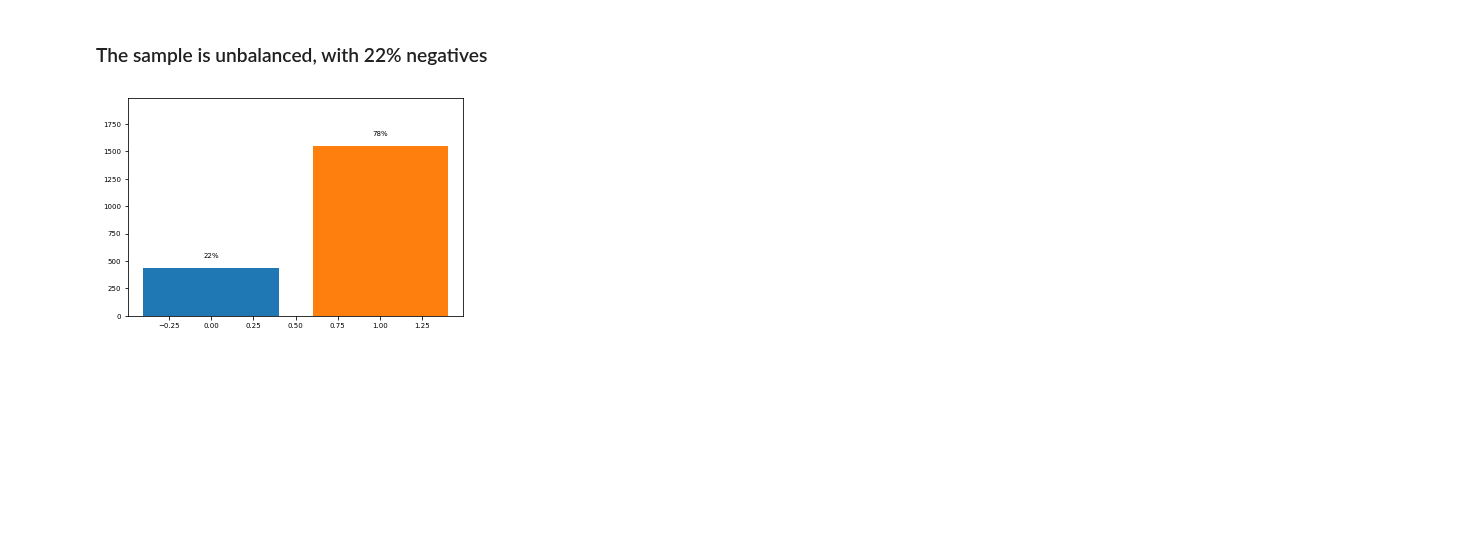
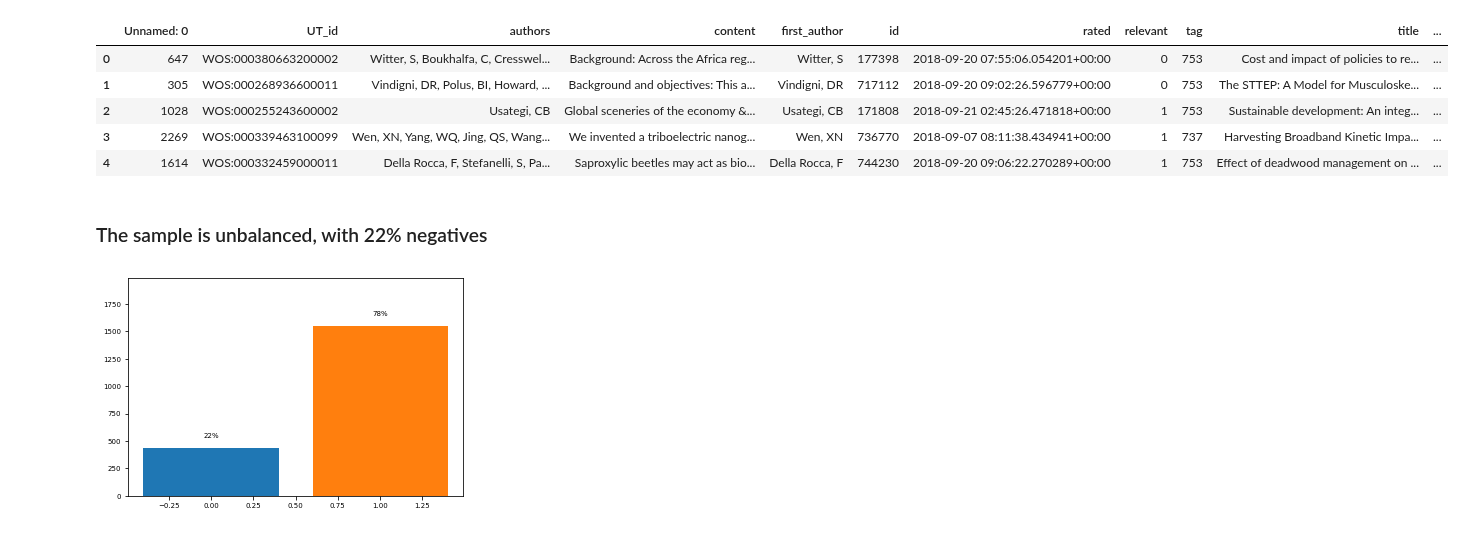
Before and after one commit to mcc-apsis/sustainability, a Jupyter notebook: learning/classifying_relevance.ipynb, the cells around one changed output. Saved outputs shown, nothing was run; the diff lists cells and outputs as text; code cells hidden in the pictures; blank space fills up the shorter version.

```diff
--- a/learning/classifying_relevance.ipynb
+++ b/learning/classifying_relevance.ipynb
@@ -50,0 +51,26 @@ df.head()
+# %%
+## Extracting sus sentence:
+from nltk.tokenize import sent_tokenize
+def extract_sus(row):
+    if "sustainab" in row['title'].lower():
+        return row["title"]
+    elif "sustainab" in row["content"].lower():
+        for sent in sent_tokenize(row["content"]):
+            if "sustainab" in sent.lower():
+                return sent
+    elif "sustainab" in str(row["wosarticle__de"]).lower():
+        for kw in row["content"].split(";"):
+            if "sustainab" in kw:
+                return kw.strip()
+
+
+df['sus_sentence'] = df.apply(lambda row: extract_sus(row),axis=1)
+
+df.head()
+# %% [output]
+|  | Unnamed: 0 | UT_id | authors | content | first_author | id | rated | relevant | tag | title | ... |
+| 0 | 647 | WOS:000380663200002 | Witter, S, Boukhalfa, C, Cresswel... | Background: Across the Africa reg... | Witter, S | 177398 | 2018-09-20 07:55:06.054201+00:00 | 0 | 753 | Cost and impact of policies to re... | ... |
+| 1 | 305 | WOS:000268936600011 | Vindigni, DR, Polus, BI, Howard, ... | Background and objectives: This a... | Vindigni, DR | 717112 | 2018-09-20 09:02:26.596779+00:00 | 0 | 753 | The STTEP: A Model for Musculoske... | ... |
+| 2 | 1028 | WOS:000255243600002 | Usategi, CB | Global sceneries of the economy &... | Usategi, CB | 171808 | 2018-09-21 02:45:26.471818+00:00 | 1 | 753 | Sustainable development: An integ... | ... |
+| 3 | 2269 | WOS:000339463100099 | Wen, XN, Yang, WQ, Jing, QS, Wang... | We invented a triboelectric nanog... | Wen, XN | 736770 | 2018-09-07 08:11:38.434941+00:00 | 1 | 737 | Harvesting Broadband Kinetic Impa... | ... |
+| 4 | 1614 | WOS:000332459000011 | Della Rocca, F, Stefanelli, S, Pa... | Saproxylic beetles may act as bio... | Della Rocca, F | 744230 | 2018-09-20 09:06:22.270289+00:00 | 1 | 753 | Effect of deadwood management on ... | ... |
```
Also changed, not shown: parts of 4 cells of this notebook, 4 other files.
